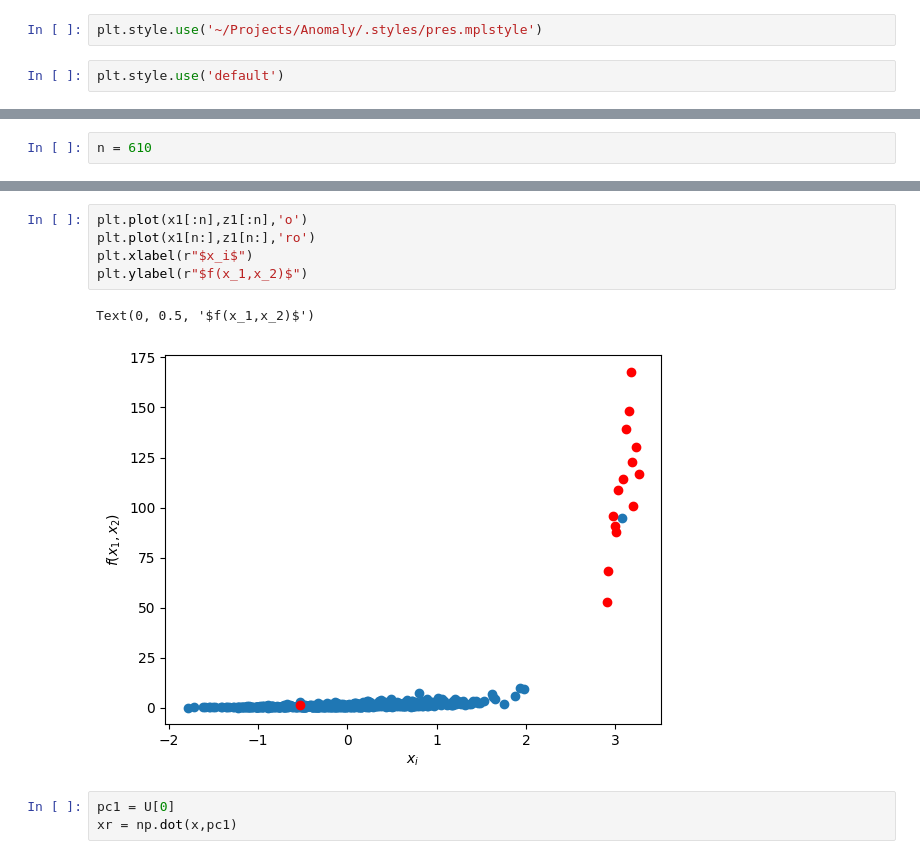
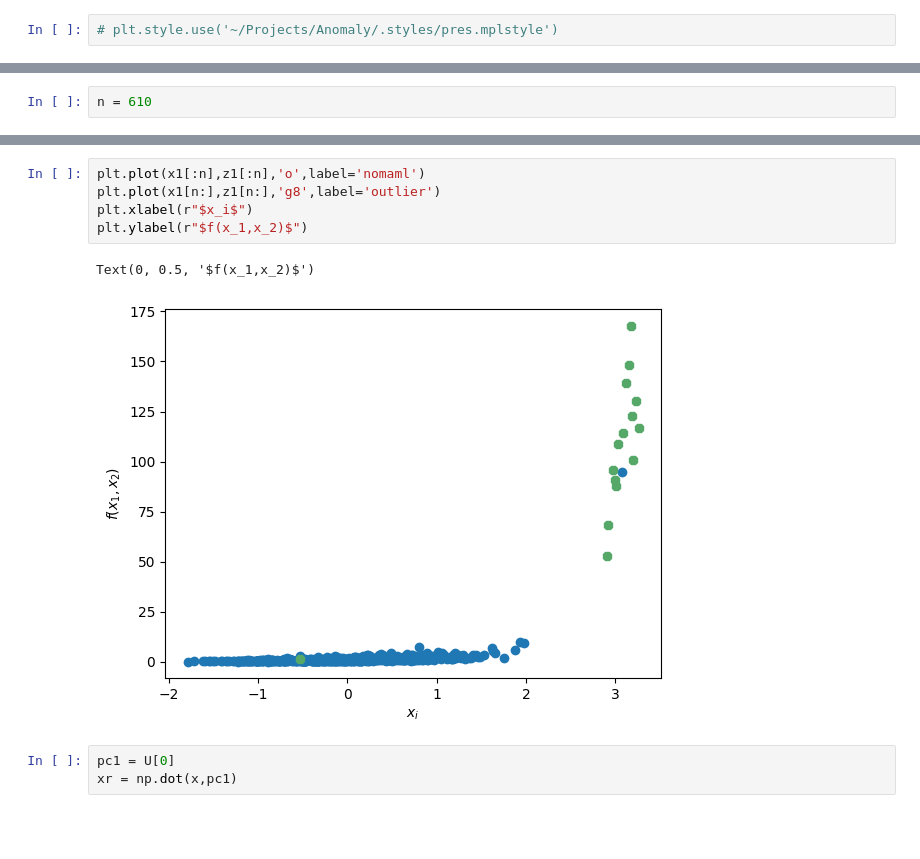
Before and after one commit to kulkarnisp/dim-red, a Jupyter notebook: examples/two_dimen.ipynb, the cells around one changed output, grey strips where cells are left out. Drawn from its saved outputs; the diff is of its cells as text; blank space fills up the shorter version.

```diff
--- a/examples/two_dimen.ipynb
+++ b/examples/two_dimen.ipynb
@@ -27,9 +27,7 @@ y = np.fromfile(npath+"y_b2.txt", sep=' ')
 # data matrix
 royal_b2 = np.array([x,y]).T
 # %%
-plt.style.use('~/Projects/Anomaly/.styles/pres.mplstyle')
+# plt.style.use('~/Projects/Anomaly/.styles/pres.mplstyle')
-# %%
-plt.style.use('default')
 # %%
 x = royal_b2
 plt.scatter(*x.T)#,c= np.ones(len(x)))
@@ -102,11 +104,11 @@ n = 610
 # %%
-plt.plot(x1[:n],z1[:n],'o')
-plt.plot(x1[n:],z1[n:],'ro')
+plt.plot(x1[:n],z1[:n],'o',label='nomaml')
+plt.plot(x1[n:],z1[n:],'g8',label='outlier')
 plt.xlabel(r"$x_i$")
 plt.ylabel(r"$f(x_1,x_2)$")
 # %% [output]
 Text(0, 0.5, '$f(x_1,x_2)$')
-[figure, old version]
+[figure, new version]
 # %%
 pc1 = U[0]
 xr = np.dot(x,pc1)
```
Also changed, not shown: parts of 4 cells of this notebook.
